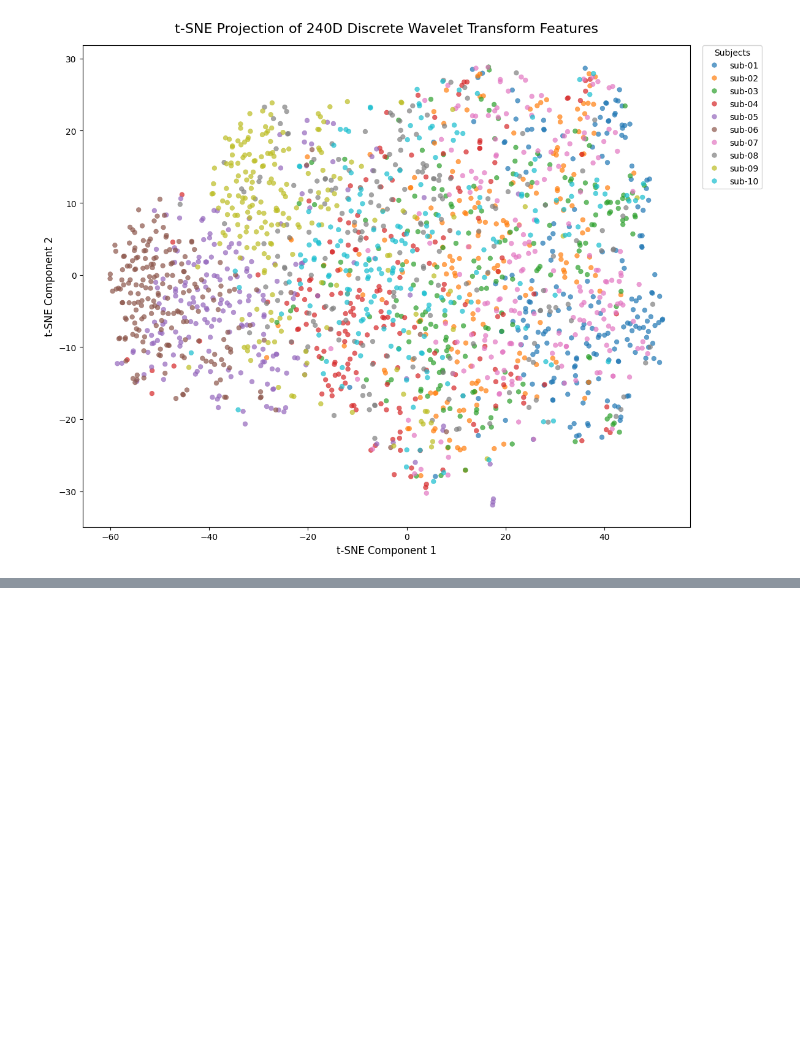
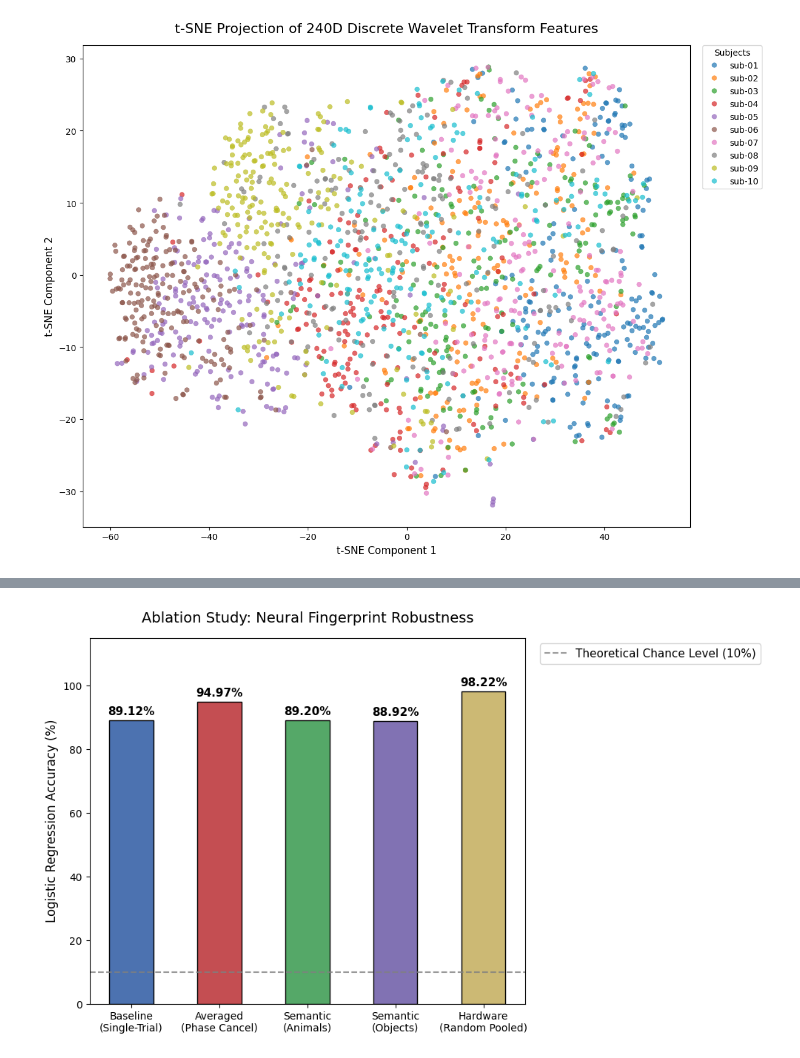
Before and after one commit to Dennis-T-cloud/EEG-Biometrics-Neural-Identity, a Jupyter notebook: ml copy.ipynb, the cells around one changed output, grey strips where cells are left out. Cells and saved outputs as stored; diff of their text form; code cells hidden in the pictures; blank space fills up the shorter version.

```diff
--- a/ml copy.ipynb
+++ b/ml copy.ipynb
@@ -211,0 +350,83 @@ The most important takeaway is this: if we can already see clear local grouping
+# %%
+import numpy as np
+import matplotlib.pyplot as plt
+import seaborn as sns
+from sklearn.model_selection import train_test_split
+from sklearn.pipeline import make_pipeline
+from sklearn.preprocessing import StandardScaler
+from sklearn.linear_model import LogisticRegression
+from sklearn.metrics import accuracy_score
+
+def evaluate_ablation_condition(file_path, condition_name):
+    try:
+        data_abl = np.load(file_path, allow_pickle=True)
+        X_abl, y_abl = data_abl['X_features'], data_abl['y_labels']
+
+        # Strict 80/20 split maintaining the same random seed (42) and stratification
+        X_train_a, X_test_a, y_train_a, y_test_a = train_test_split(
+            X_abl, y_abl, test_size=0.2, random_state=42, stratify=y_abl
+        )
+
+        # Frozen LR Pipeline
+        clf_abl = make_pipeline(
+            StandardScaler(),
+            LogisticRegression(max_iter=2000, random_state=42, n_jobs=-1)
+        )
+        clf_abl.fit(X_train_a, y_train_a)
+        acc = accuracy_score(y_test_a, clf_abl.predict(X_test_a))
+
+        print(f"{condition_name:<25} | LR Accuracy: {acc * 100:.2f}%")
+        return acc
+    except FileNotFoundError:
+        print(f"File not found: {file_path}")
+        return 0.0
+
+print("--- Ablation Study Results (Logistic Regression) ---")
+# Get Baseline LR Accuracy (Assuming it's 89.12% from previous results)
+baseline_lr_acc = 0.8912
+print(f"{'Baseline (Single-Trial)':<25} | LR Accuracy: {baseline_lr_acc * 100:.2f}%")
+
+# Calculate accuracies for all 4 ablation datasets
+acc_avg = evaluate_ablation_condition('wavelet_outputs/wavelet_features_averaged_db4_L5.npz', 'Averaged (Phase Cancel)')
+acc_ani = evaluate_ablation_condition('wavelet_outputs/wavelet_features_animals_db4_L5.npz', 'Semantic: Animals')
+acc_obj = evaluate_ablation_condition('wavelet_outputs/wavelet_features_objects_db4_L5.npz', 'Semantic: Objects')
+acc_pool = evaluate_ablation_condition('wavelet_outputs/wavelet_features_random_pooled_db4_L6.npz', 'Hardware: Random Pooled')
+
+# ==========================================
+# Plotting the Comparison Bar Chart
+# ==========================================
+conditions = [
+    'Baseline\n(Single-Trial)',
+    'Averaged\n(Phase Cancel)',
+    'Semantic\n(Animals)',
+    'Semantic\n(Objects)',
+    'Hardware\n(Random Pooled)'
+]
+accuracies = [baseline_lr_acc * 100, acc_avg * 100, acc_ani * 100, acc_obj * 100, acc_pool * 100]
+colors = ['#4c72b0', '#c44e52', '#55a868', '#8172b3', '#ccb974']
+
+fig, ax = plt.subplots(figsize=(10, 6))
+bars = ax.bar(conditions, accuracies, color=colors, edgecolor='black', width=0.5)
+
+# Decorate chart
+ax.set_ylabel('Logistic Regression Accuracy (%)', fontsize=12)
+ax.set_title('Ablation Study: Neural Fingerprint Robustness', fontsize=14, pad=15)
+ax.set_ylim(0, 115)
+
+# Add 10% theoretical chance level line
+plt.axhline(y=10, color='gray', linestyle='--', alpha=0.8, label='Theoretical Chance Level (10%)')
+ax.legend(bbox_to_anchor=(1.02, 1), loc='upper left', fontsize=11)
+
+# Add value labels on top of bars
+for bar in bars:
+    height = bar.get_height()
+    if height > 0:
+        ax.annotate(f'{height:.2f}%',
+                    xy=(bar.get_x() + bar.get_width() / 2, height),
+                    xytext=(0, 3),
+                    textcoords="offset points",
+                    ha='center', va='bottom', fontsize=11, fontweight='bold')
+
+plt.tight_layout()
+plt.show()
+# %% [output]
@@ -211,0 +439 @@ The most important takeaway is this: if we can already see clear local grouping
+[figure, added]
```
Also changed, not shown: parts of 11 cells of this notebook, 3 other files.
